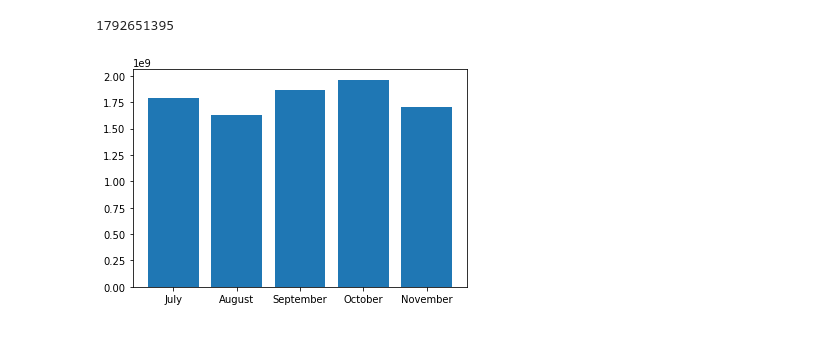
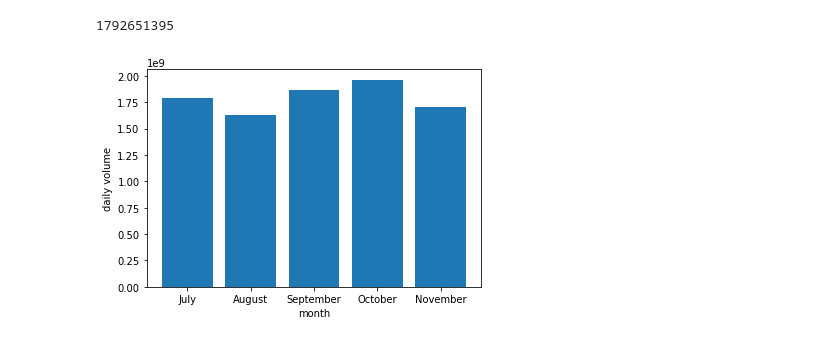
Before and after one commit to zhangjingwei0512/python-data-assignments, a Jupyter notebook: assignment2/Hang Seng Index 2.ipynb, the cells around one changed output. Saved outputs shown, nothing was run; the diff lists cells and outputs as text; code cells hidden in the pictures.

```diff
--- a/assignment2/Hang Seng Index 2.ipynb
+++ b/assignment2/Hang Seng Index 2.ipynb
@@ -284,9 +263,11 @@ July_volume
 # %%
 from matplotlib import pyplot as plt
 import pandas as pd
 name_list = ['July','August','September','October','November']
 num_list = [July_volume,August_volume,September_volume,October_volume,November_volume]
 plt.bar(range(len(num_list)), num_list,tick_label = name_list)
+plt.xlabel('month')
+plt.ylabel('daily volume')
 plt.show()
 # %% [output]
-[figure, old version]
+[figure, new version]
```
Also changed, not shown: parts of 4 cells of this notebook.
